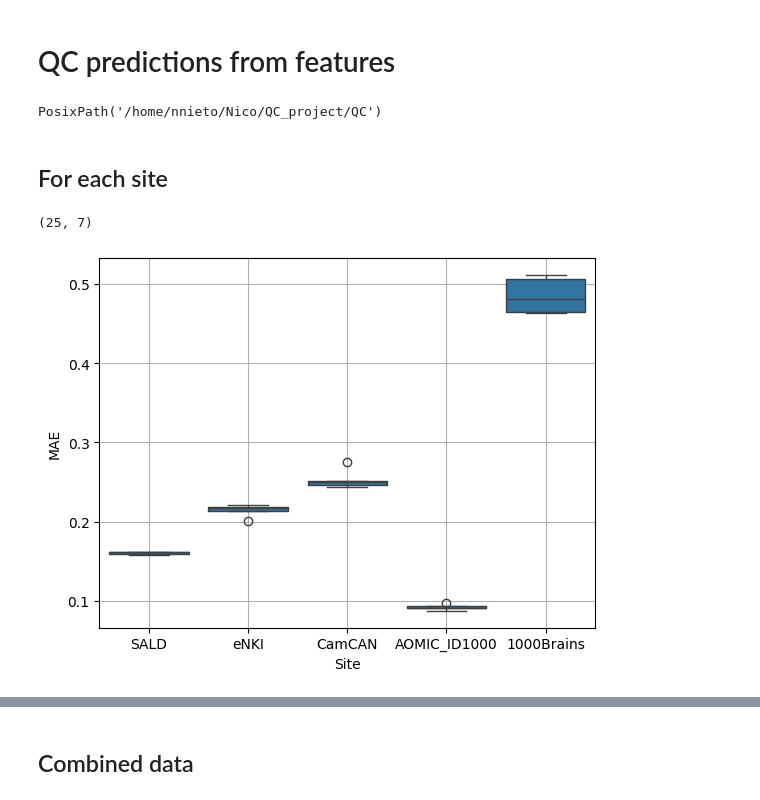
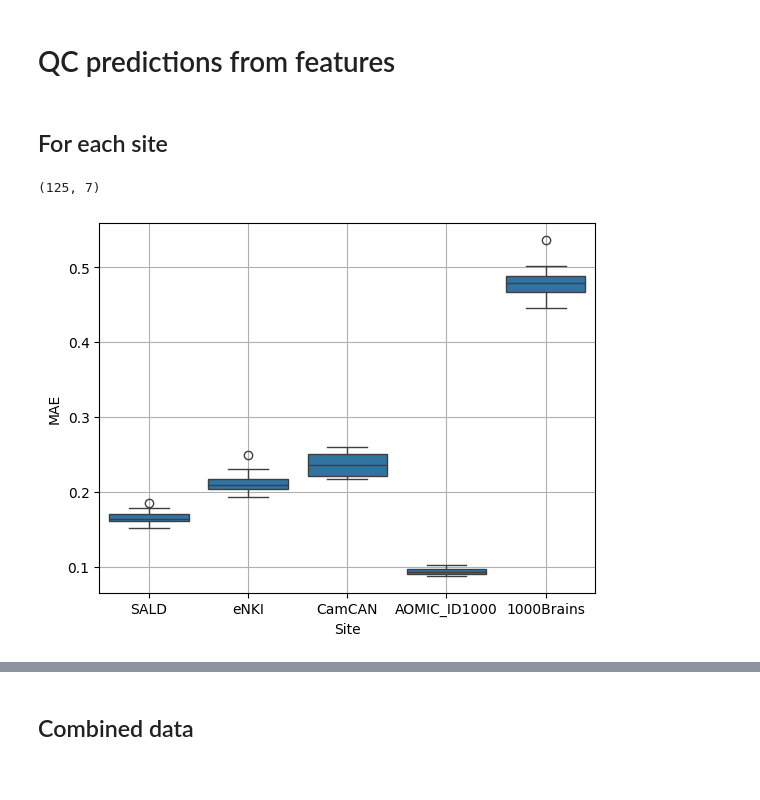
Before and after one commit to N-Nieto/QC, a Jupyter notebook: code/plots/plot_QC_predictin_from_features.ipynb, the cells around one changed output, grey strips where cells are left out. Drawn from its saved outputs; the diff is of its cells as text; code cells hidden in the pictures.

```diff
--- a/code/plots/QC_prediction_from_features/performance_QC.ipynb
+++ b/code/plots/plot_QC_predictin_from_features.ipynb
@@ -7,21 +7,18 @@ import matplotlib.pyplot as plt
 import pandas as pd
 from pathlib import Path
 
-project_dir = Path().resolve().parents[2]
+project_dir = Path().resolve().parents[1]
 results_dir = project_dir / Path("output/QC_prediction_from_features")
-# %% [output]
-PosixPath('/home/nnieto/Nico/QC_project/QC')
 # %% [markdown]
 ## For each site
 # %%
-
-results = pd.read_csv(results_dir / "results_QC_agregated_single_site.csv")
+results = pd.read_csv(results_dir / "results_QC_single_site.csv")
 results_2_plot = results[results["Model"] == "QC Test"]
 sbn.boxplot(data=results_2_plot, x="Site", y="MAE")
 plt.grid()
 # %%
 results_2_plot.shape
 # %% [output]
-(25, 7)
+(125, 7)
-[figure, old version]
+[figure, new version]
 # %%
```
Also changed, not shown: parts of 7 cells of this notebook, 3 other files.
